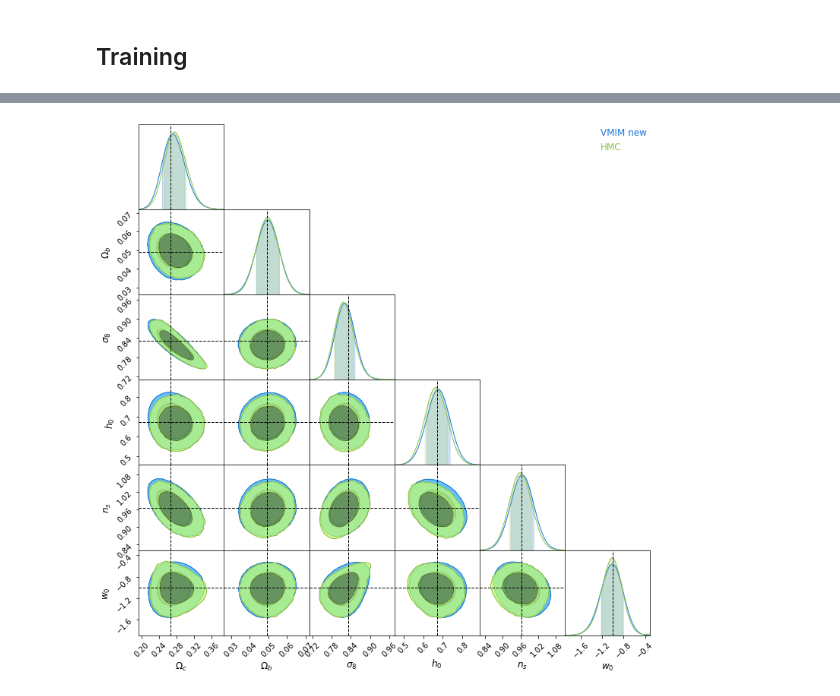
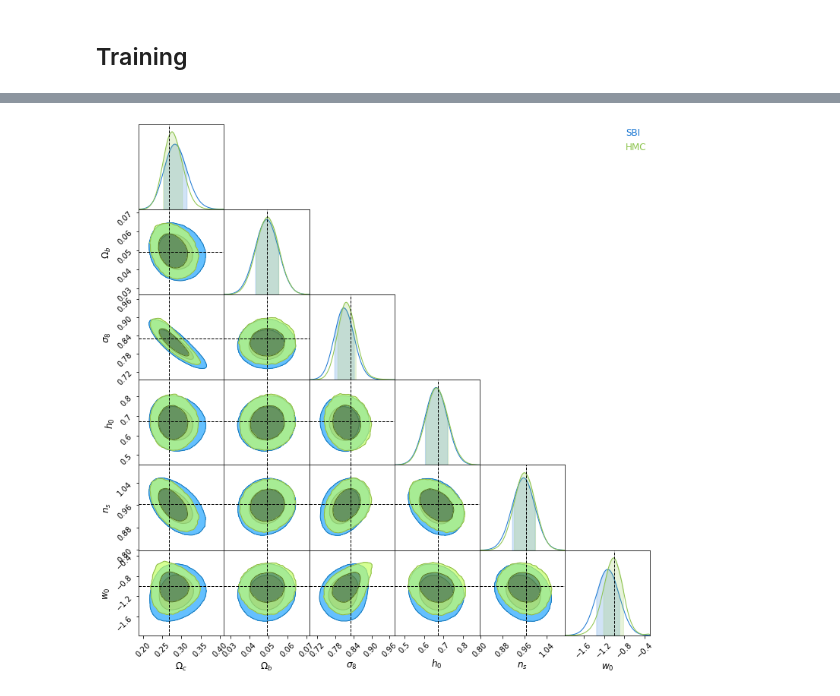
Before and after one commit to dlanzieri/WL_Implicit-Inference, a Jupyter notebook: notebook/train_estimator_simulator.ipynb, the cells around one changed output, grey strips where cells are left out. Cells and saved outputs as stored; diff of their text form; code cells hidden in the pictures.

```diff
--- a/notebook/train_estimator_simulator.ipynb
+++ b/notebook/train_estimator_simulator.ipynb
@@ -78,8 +78,11 @@ tfp.distributions.TransformedDistribution(tfp.distributions.Normal(0.0, 1.0), tf
 # %% [markdown]
 ### Load data
 # %%
+Train='mse'
 ##################################################
-data = np.load("/gpfs7kw/linkhome/rech/genmfd01/ulm75uc/VMIM-vs-MSE-/notebook/LOADED&COMPRESSED_vmim_year_10_without_noise_score_density.npz", allow_pickle=True)
+data = np.load("/gpfs7kw/linkhome/rech/genmfd01/ulm75uc/VMIM-vs-MSE-/data/compressed_data/LOADED&COMPRESSED_{}_year_10_without_noise_score_density.npz".format(Train), allow_pickle=True)
+y= np.load("/linkhome/rech/genmfd01/ulm75uc/VMIM-vs-MSE-/data/compressed_data/COMPRESSED_fiducial_{}_year_10_without_noise_score_density.npy".format(Train))
+sample_ff=np.load("/gpfsdswork/projects/rech/ykz/ulm75uc/sbi_lens/sbi_lens/data/posterior_full_field__256N_10ms_27gpa_0.26se.npy",allow_pickle=True)
 sample=data['arr_0'].reshape(1)[0]
 # %% [markdown]
 ## Create NF for SBI
@@ -165,7 +160,7 @@ opt_state_nd = optimizer.init(params_nd)
 # %% [markdown]
 ## Training
 # %%
-batch_size=128
+batch_size=256
 summary_writer = tensorboard.SummaryWriter('logs/')
 
 batch_loss=[]
@@ -178,8 +173,8 @@ for i in tqdm(range(total_steps)):
         theta = data['arr_0'].item()['theta'][inds],
         y_s=data['arr_0'].item()['theta_s'][inds],
     )
-    summary_writer.scalar('train_128_b', l, i)
-    summary_writer.scalar('learning_rate_128_b',lr_scheduler(i),  i)
+    summary_writer.scalar('train_256_{}'.format(Train), l, i)
+    summary_writer.scalar('learning_rate_256_{}'.format(Train),lr_scheduler(i),  i)
 
     if jnp.isnan(l):
       print('NaN Loss')
@@ -190,6 +185,2 @@ for i in tqdm(range(total_steps)):
 Skipping registering GPU devices...
-# %%
-with open("/gpfsdswork/projects/rech/ykz/ulm75uc/VMIM-vs-MSE-/data/sample_nd_vmim.pkl", 'rb') as g:
-    sample_nd_vmim = pickle.load(g)
-y= np.load("/linkhome/rech/genmfd01/ulm75uc/VMIM-vs-MSE-/notebook/COMPRESSED_fiducial_vmim_year_10_without_noise_score_density.npy")
 # %%
@@ -210,14 +198,14 @@ sample_ff=np.load("/gpfsdswork/projects/rech/ykz/ulm75uc/sbi_lens/sbi_lens/data/
 # %%
 name_parameters= ['$\Omega_c$', '$\Omega_b$', '$\sigma_8$', '$h_0$', '$n_s$', '$w_0$']
 
 col = cmr.eclipse([0.,0,0.55,0.85])
 fid_params=np.array([0.2664, 0.0492, 0.831,0.6727,0.9645, -1.0])
 
 c = ChainConsumer()
 
-c.add_chain([sample_nd[:,i] for i in range(6)], parameters= name_parameters, name = 'VMIM new')
+c.add_chain([sample_nd[:,i] for i in range(6)], parameters= name_parameters, name = 'SBI')
 c.add_chain([sample_ff[:,i] for i in range(6)], parameters= name_parameters, name = 'HMC')
 fig = c.plotter.plot(truth=fid_params)
 fig.set_size_inches(2 + fig.get_size_inches())
 # %% [output]
-[figure, old version]
+[figure, new version]
```
Also changed, not shown: parts of 7 cells of this notebook.
